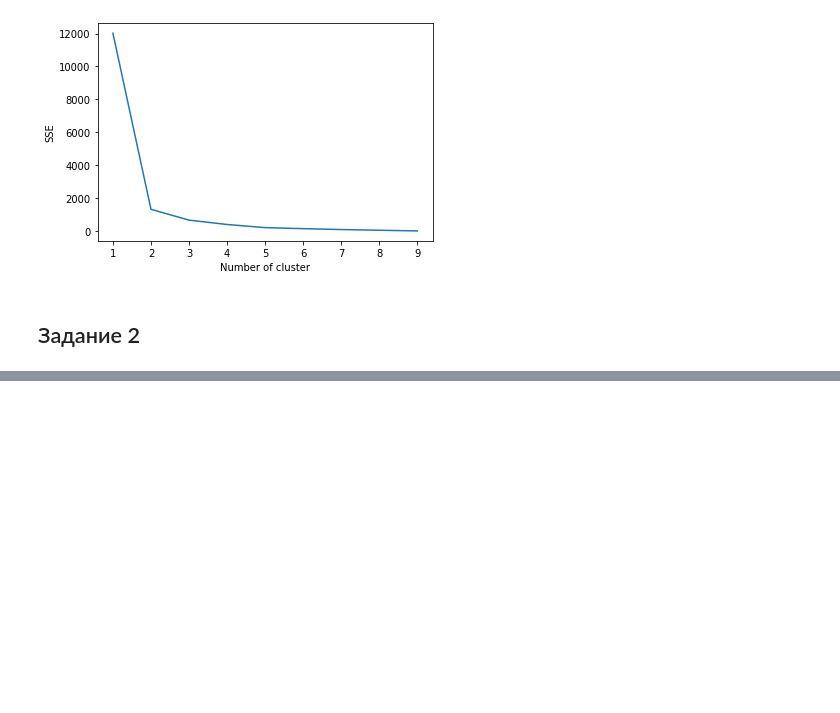
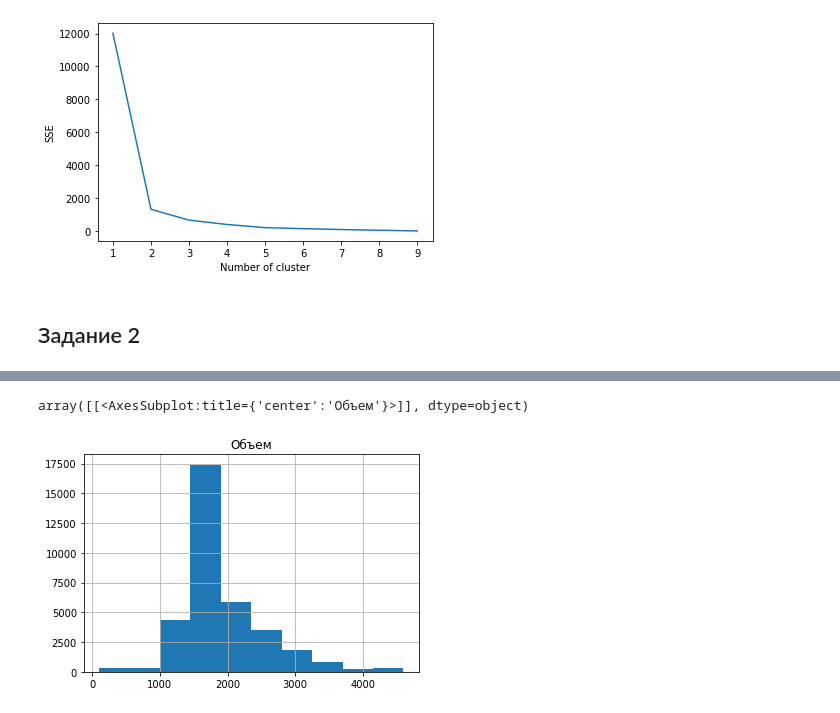
Before and after one commit to margoosha/Metod_analys, a Jupyter notebook: Lab2_ml.ipynb, the cells around one changed output, grey strips where cells are left out. Saved outputs shown, nothing was run; the diff lists cells and outputs as text; code cells hidden in the pictures; blank space fills up the shorter version.

```diff
--- a/Lab2_ml.ipynb
+++ b/Lab2_ml.ipynb
@@ -53,0 +88,5 @@ FileNotFoundError: [Errno 2] No such file or directory: 'data/2.csv'
+# %%
+df.hist('Объем')
+# %% [output]
+array([[<AxesSubplot:title={'center':'Объем'}>]], dtype=object)
+[figure, added]
```
Also changed, not shown: parts of 9 cells of this notebook.
